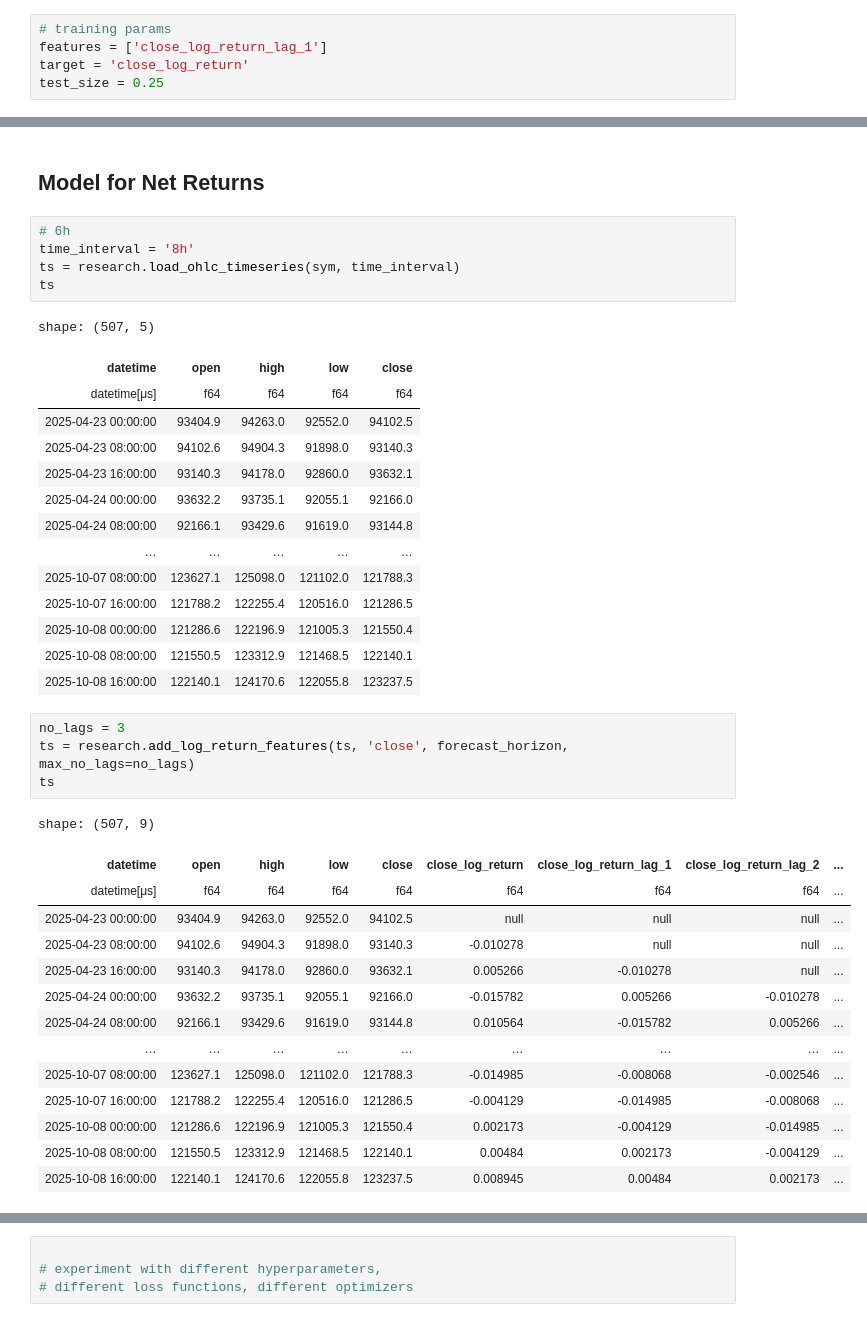
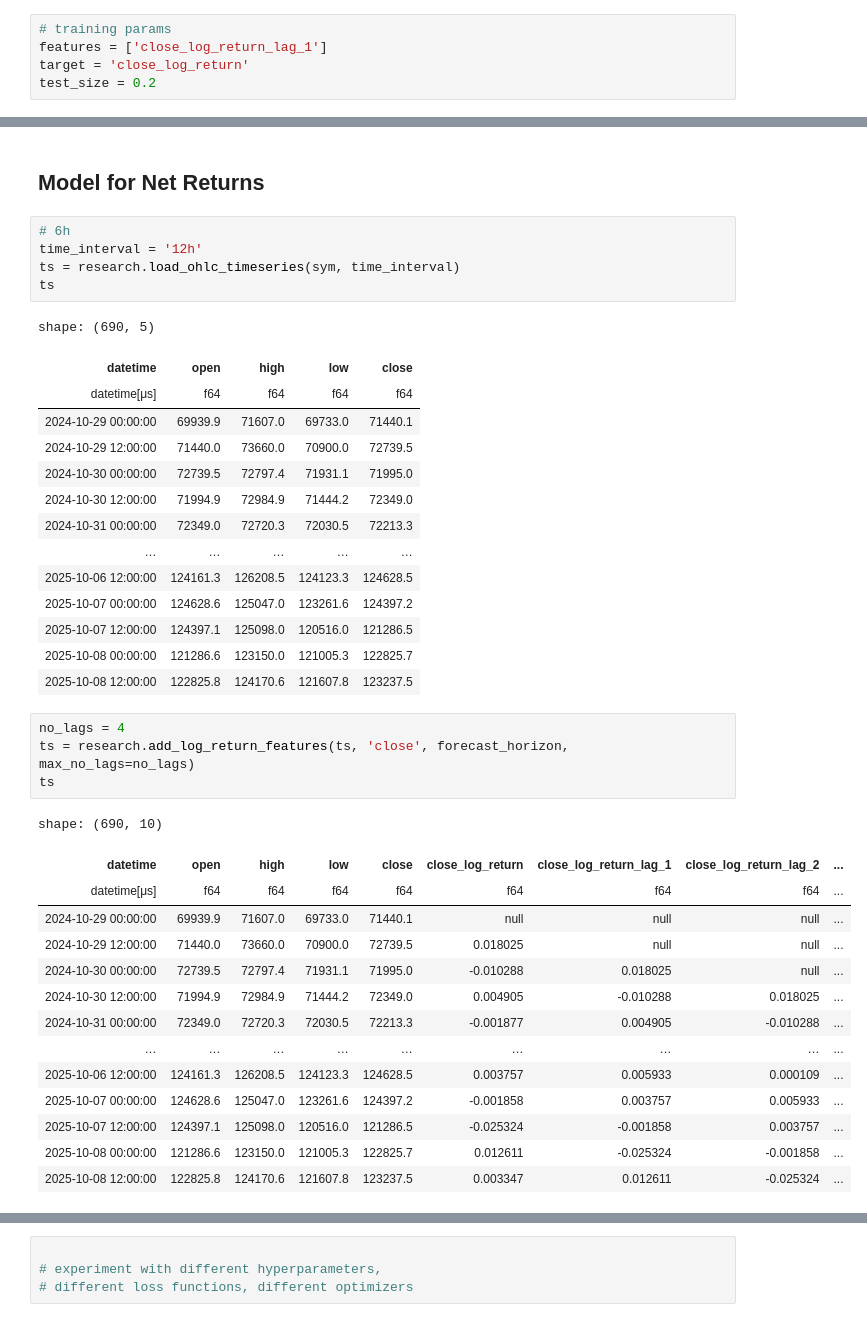
Before and after one commit to memlabs-research/build-a-quant-trading-strategy, a Jupyter notebook: model-lesson.ipynb, the cells around one changed output, grey strips where cells are left out. Saved outputs shown, nothing was run; the diff lists cells and outputs as text.

```diff
--- a/model-lesson.ipynb
+++ b/model-lesson.ipynb
@@ -284,7 +284,7 @@ ts = ts.drop_nulls()
 # training params
 features = ['close_log_return_lag_1']
 target = 'close_log_return'
-test_size = 0.25
+test_size = 0.2
 # %%
 len(ts)
 # %% [output]
@@ -812,41 +810,41 @@ research.plot_column(model_trades, 'equity_curve_net_maker')
 ## Model for Net Returns
 # %%
 # 6h
-time_interval = '8h'
+time_interval = '12h'
 ts = research.load_ohlc_timeseries(sym, time_interval)
 ts
 # %% [output]
-shape: (507, 5)
+shape: (690, 5)
 | datetime | open | high | low | close |
 | datetime[μs] | f64 | f64 | f64 | f64 |
-| 2025-04-23 00:00:00 | 93404.9 | 94263.0 | 92552.0 | 94102.5 |
-| 2025-04-23 08:00:00 | 94102.6 | 94904.3 | 91898.0 | 93140.3 |
-| 2025-04-23 16:00:00 | 93140.3 | 94178.0 | 92860.0 | 93632.1 |
-| 2025-04-24 00:00:00 | 93632.2 | 93735.1 | 92055.1 | 92166.0 |
-| 2025-04-24 08:00:00 | 92166.1 | 93429.6 | 91619.0 | 93144.8 |
+| 2024-10-29 00:00:00 | 69939.9 | 71607.0 | 69733.0 | 71440.1 |
+| 2024-10-29 12:00:00 | 71440.0 | 73660.0 | 70900.0 | 72739.5 |
+| 2024-10-30 00:00:00 | 72739.5 | 72797.4 | 71931.1 | 71995.0 |
+| 2024-10-30 12:00:00 | 71994.9 | 72984.9 | 71444.2 | 72349.0 |
+| 2024-10-31 00:00:00 | 72349.0 | 72720.3 | 72030.5 | 72213.3 |
 | … | … | … | … | … |
-| 2025-10-07 08:00:00 | 123627.1 | 125098.0 | 121102.0 | 121788.3 |
-| 2025-10-07 16:00:00 | 121788.2 | 122255.4 | 120516.0 | 121286.5 |
-| 2025-10-08 00:00:00 | 121286.6 | 122196.9 | 121005.3 | 121550.4 |
-| 2025-10-08 08:00:00 | 121550.5 | 123312.9 | 121468.5 | 122140.1 |
-| 2025-10-08 16:00:00 | 122140.1 | 124170.6 | 122055.8 | 123237.5 |
+| 2025-10-06 12:00:00 | 124161.3 | 126208.5 | 124123.3 | 124628.5 |
+| 2025-10-07 00:00:00 | 124628.6 | 125047.0 | 123261.6 | 124397.2 |
+| 2025-10-07 12:00:00 | 124397.1 | 125098.0 | 120516.0 | 121286.5 |
+| 2025-10-08 00:00:00 | 121286.6 | 123150.0 | 121005.3 | 122825.7 |
+| 2025-10-08 12:00:00 | 122825.8 | 124170.6 | 121607.8 | 123237.5 |
 # %%
-no_lags = 3
+no_lags = 4
 ts = research.add_log_return_features(ts, 'close', forecast_horizon, max_no_lags=no_lags)
 ts
 # %% [output]
-shape: (507, 9)
+shape: (690, 10)
 | datetime | open | high | low | close | close_log_return | close_log_return_lag_1 | close_log_return_lag_2 | ... |
 | datetime[μs] | f64 | f64 | f64 | f64 | f64 | f64 | f64 | ... |
-| 2025-04-23 00:00:00 | 93404.9 | 94263.0 | 92552.0 | 94102.5 | null | null | null | ... |
-| 2025-04-23 08:00:00 | 94102.6 | 94904.3 | 91898.0 | 93140.3 | -0.010278 | null | null | ... |
-| 2025-04-23 16:00:00 | 93140.3 | 94178.0 | 92860.0 | 93632.1 | 0.005266 | -0.010278 | null | ... |
-| 2025-04-24 00:00:00 | 93632.2 | 93735.1 | 92055.1 | 92166.0 | -0.015782 | 0.005266 | -0.010278 | ... |
-| 2025-04-24 08:00:00 | 92166.1 | 93429.6 | 91619.0 | 93144.8 | 0.010564 | -0.015782 | 0.005266 | ... |
+| 2024-10-29 00:00:00 | 69939.9 | 71607.0 | 69733.0 | 71440.1 | null | null | null | ... |
+| 2024-10-29 12:00:00 | 71440.0 | 73660.0 | 70900.0 | 72739.5 | 0.018025 | null | null | ... |
+| 2024-10-30 00:00:00 | 72739.5 | 72797.4 | 71931.1 | 71995.0 | -0.010288 | 0.018025 | null | ... |
+| 2024-10-30 12:00:00 | 71994.9 | 72984.9 | 71444.2 | 72349.0 | 0.004905 | -0.010288 | 0.018025 | ... |
+| 2024-10-31 00:00:00 | 72349.0 | 72720.3 | 72030.5 | 72213.3 | -0.001877 | 0.004905 | -0.010288 | ... |
 | … | … | … | … | … | … | … | … | ... |
-| 2025-10-07 08:00:00 | 123627.1 | 125098.0 | 121102.0 | 121788.3 | -0.014985 | -0.008068 | -0.002546 | ... |
-| 2025-10-07 16:00:00 | 121788.2 | 122255.4 | 120516.0 | 121286.5 | -0.004129 | -0.014985 | -0.008068 | ... |
-| 2025-10-08 00:00:00 | 121286.6 | 122196.9 | 121005.3 | 121550.4 | 0.002173 | -0.004129 | -0.014985 | ... |
-| 2025-10-08 08:00:00 | 121550.5 | 123312.9 | 121468.5 | 122140.1 | 0.00484 | 0.002173 | -0.004129 | ... |
-| 2025-10-08 16:00:00 | 122140.1 | 124170.6 | 122055.8 | 123237.5 | 0.008945 | 0.00484 | 0.002173 | ... |
+| 2025-10-06 12:00:00 | 124161.3 | 126208.5 | 124123.3 | 124628.5 | 0.003757 | 0.005933 | 0.000109 | ... |
+| 2025-10-07 00:00:00 | 124628.6 | 125047.0 | 123261.6 | 124397.2 | -0.001858 | 0.003757 | 0.005933 | ... |
+| 2025-10-07 12:00:00 | 124397.1 | 125098.0 | 120516.0 | 121286.5 | -0.025324 | -0.001858 | 0.003757 | ... |
+| 2025-10-08 00:00:00 | 121286.6 | 123150.0 | 121005.3 | 122825.7 | 0.012611 | -0.025324 | -0.001858 | ... |
+| 2025-10-08 12:00:00 | 122825.8 | 124170.6 | 121607.8 | 123237.5 | 0.003347 | 0.012611 | -0.025324 | ... |
 # %%
```
Also changed, not shown: parts of 96 cells of this notebook, 3 other files.
